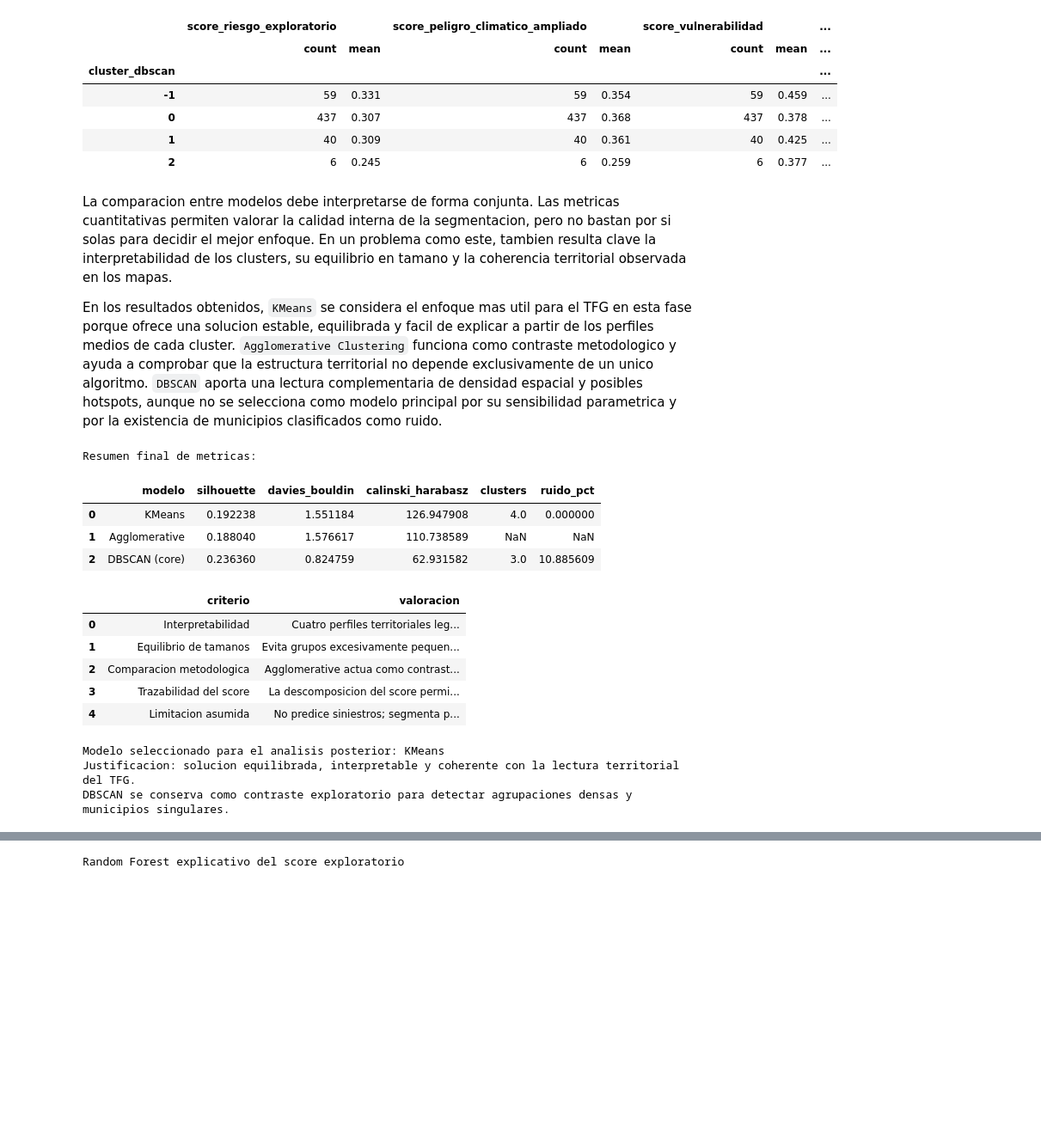
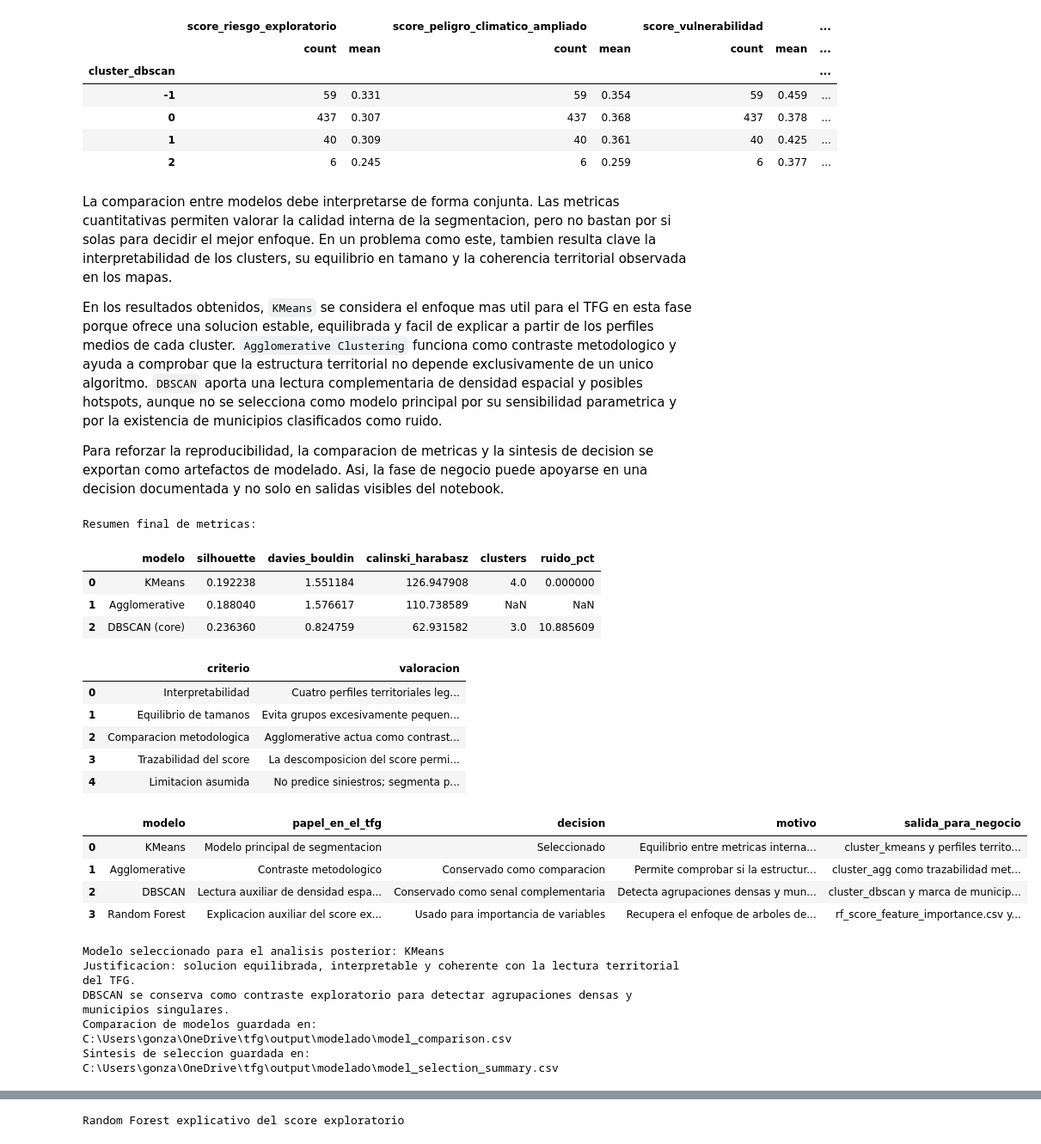
Before and after one commit to gonzalolarriba/modelo-geoespacial-riesgo-climatico, a Jupyter notebook: notebooks/notebook_4_modelado_segmentacion.ipynb, the cells around one changed output, grey strips where cells are left out. Shown at 86% size. Saved outputs shown, nothing was run; the diff lists cells and outputs as text; code cells hidden in the pictures; blank space fills up the shorter version.

Commit message:
docs(modeling): document model selection outputs

```diff
--- a/notebooks/notebook_4_modelado_segmentacion.ipynb
+++ b/notebooks/notebook_4_modelado_segmentacion.ipynb
@@ -1160,6 +1160,8 @@ Perfil medio de DBSCAN
 La comparacion entre modelos debe interpretarse de forma conjunta. Las metricas cuantitativas permiten valorar la calidad interna de la segmentacion, pero no bastan por si solas para decidir el mejor enfoque. En un problema como este, tambien resulta clave la interpretabilidad de los clusters, su equilibrio en tamano y la coherencia territorial observada en los mapas.
 
 En los resultados obtenidos, `KMeans` se considera el enfoque mas util para el TFG en esta fase porque ofrece una solucion estable, equilibrada y facil de explicar a partir de los perfiles medios de cada cluster. `Agglomerative Clustering` funciona como contraste metodologico y ayuda a comprobar que la estructura territorial no depende exclusivamente de un unico algoritmo. `DBSCAN` aporta una lectura complementaria de densidad espacial y posibles hotspots, aunque no se selecciona como modelo principal por su sensibilidad parametrica y por la existencia de municipios clasificados como ruido.
+
+Para reforzar la reproducibilidad, la comparacion de metricas y la sintesis de decision se exportan como artefactos de modelado. Asi, la fase de negocio puede apoyarse en una decision documentada y no solo en salidas visibles del notebook.
 # %%
 print("Resumen final de metricas:")
 display(model_comparison)
@@ -1179,37 +1181,87 @@ selection_rationale = pd.DataFrame(
             "criterio": "Comparacion metodologica",
             "valoracion": "Agglomerative actua como contraste y DBSCAN como lectura auxiliar de densidad.",
         },
-
         {
             "criterio": "Trazabilidad del score",
             "valoracion": "La descomposicion del score permite explicar que dimension pesa mas en cada perfil territorial.",
         },
         {
             "criterio": "Limitacion asumida",
             "valoracion": "No predice siniestros; segmenta perfiles municipales observables.",
         },
     ]
 )
 
+model_selection_summary = pd.DataFrame(
+    [
+        {
+            "modelo": "KMeans",
+            "papel_en_el_tfg": "Modelo principal de segmentacion",
+            "decision": "Seleccionado",
+            "motivo": "Equilibrio entre metricas internas, tamanos de grupo e interpretabilidad territorial.",
+            "salida_para_negocio": "cluster_kmeans y perfiles territoriales usados en Notebook 5.",
+        },
+        {
+            "modelo": "Agglomerative",
+            "papel_en_el_tfg": "Contraste metodologico",
+            "decision": "Conservado como comparacion",
+            "motivo": "Permite comprobar si la estructura territorial aparece con otro enfoque no supervisado.",
+            "salida_para_negocio": "cluster_agg como trazabilidad metodologica, no como etiqueta principal.",
+        },
+        {
+            "modelo": "DBSCAN",
+            "papel_en_el_tfg": "Lectura auxiliar de densidad espacial",
+            "decision": "Conservado como senal complementaria",
+            "motivo": "Detecta agrupaciones densas y municipios singulares, pero es sensible a parametros y ruido.",
+            "salida_para_negocio": "cluster_dbscan y marca de municipios singulares.",
+        },
+        {
+            "modelo": "Random Forest",
+            "papel_en_el_tfg": "Explicacion auxiliar del score exploratorio",
+            "decision": "Usado para importancia de variables",
+            "motivo": "Recupera el enfoque de arboles del anteproyecto sin afirmar prediccion de siniestros reales.",
+            "salida_para_negocio": "rf_score_feature_importance.csv y columnas de prediccion/residuo del score.",
+        },
+    ]
+)
+
 display(selection_rationale)
+display(model_selection_summary)
+
+MODEL_COMPARISON_FILE = MODEL_OUT / "model_comparison.csv"
+MODEL_SELECTION_FILE = MODEL_OUT / "model_selection_summary.csv"
+
+model_comparison.round(4).to_csv(MODEL_COMPARISON_FILE, index=False)
+model_selection_summary.to_csv(MODEL_SELECTION_FILE, index=False)
+selection_rationale.to_csv(MODEL_OUT / "model_selection_rationale.csv", index=False)
+
 print("Modelo seleccionado para el analisis posterior:", selected_model)
 print("Justificacion: solucion equilibrada, interpretable y coherente con la lectura territorial del TFG.")
 print("DBSCAN se conserva como contraste exploratorio para detectar agrupaciones densas y municipios singulares.")
+print("Comparacion de modelos guardada en:", MODEL_COMPARISON_FILE)
+print("Sintesis de seleccion guardada en:", MODEL_SELECTION_FILE)
 # %% [output]
 Resumen final de metricas:
 |  | modelo | silhouette | davies_bouldin | calinski_harabasz | clusters | ruido_pct |
 | 0 | KMeans | 0.192238 | 1.551184 | 126.947908 | 4.0 | 0.000000 |
 | 1 | Agglomerative | 0.188040 | 1.576617 | 110.738589 | NaN | NaN |
 | 2 | DBSCAN (core) | 0.236360 | 0.824759 | 62.931582 | 3.0 | 10.885609 |
 |  | criterio | valoracion |
 | 0 | Interpretabilidad | Cuatro perfiles territoriales leg... |
 | 1 | Equilibrio de tamanos | Evita grupos excesivamente pequen... |
 | 2 | Comparacion metodologica | Agglomerative actua como contrast... |
 | 3 | Trazabilidad del score | La descomposicion del score permi... |
 | 4 | Limitacion asumida | No predice siniestros; segmenta p... |
+|  | modelo | papel_en_el_tfg | decision | motivo | salida_para_negocio |
+| 0 | KMeans | Modelo principal de segmentacion | Seleccionado | Equilibrio entre metricas interna... | cluster_kmeans y perfiles territo... |
+| 1 | Agglomerative | Contraste metodologico | Conservado como comparacion | Permite comprobar si la estructur... | cluster_agg como trazabilidad met... |
+| 2 | DBSCAN | Lectura auxiliar de densidad espa... | Conservado como senal complementaria | Detecta agrupaciones densas y mun... | cluster_dbscan y marca de municip... |
+| 3 | Random Forest | Explicacion auxiliar del score ex... | Usado para importancia de variables | Recupera el enfoque de arboles de... | rf_score_feature_importance.csv y... |
 Modelo seleccionado para el analisis posterior: KMeans
 Justificacion: solucion equilibrada, interpretable y coherente con la lectura territorial del TFG.
 DBSCAN se conserva como contraste exploratorio para detectar agrupaciones densas y municipios singulares.
+Comparacion de modelos guardada en: C:\Users\gonza\OneDrive\tfg\output\modelado\model_comparison.csv
+Sintesis de seleccion guardada en: C:\Users\gonza\OneDrive\tfg\output\modelado\model_selection_summary.csv
 # %% [markdown]
 ## 10. Modelo explicativo auxiliar: Random Forest del score exploratorio
 
```
Also changed, not shown: 1 other file.
